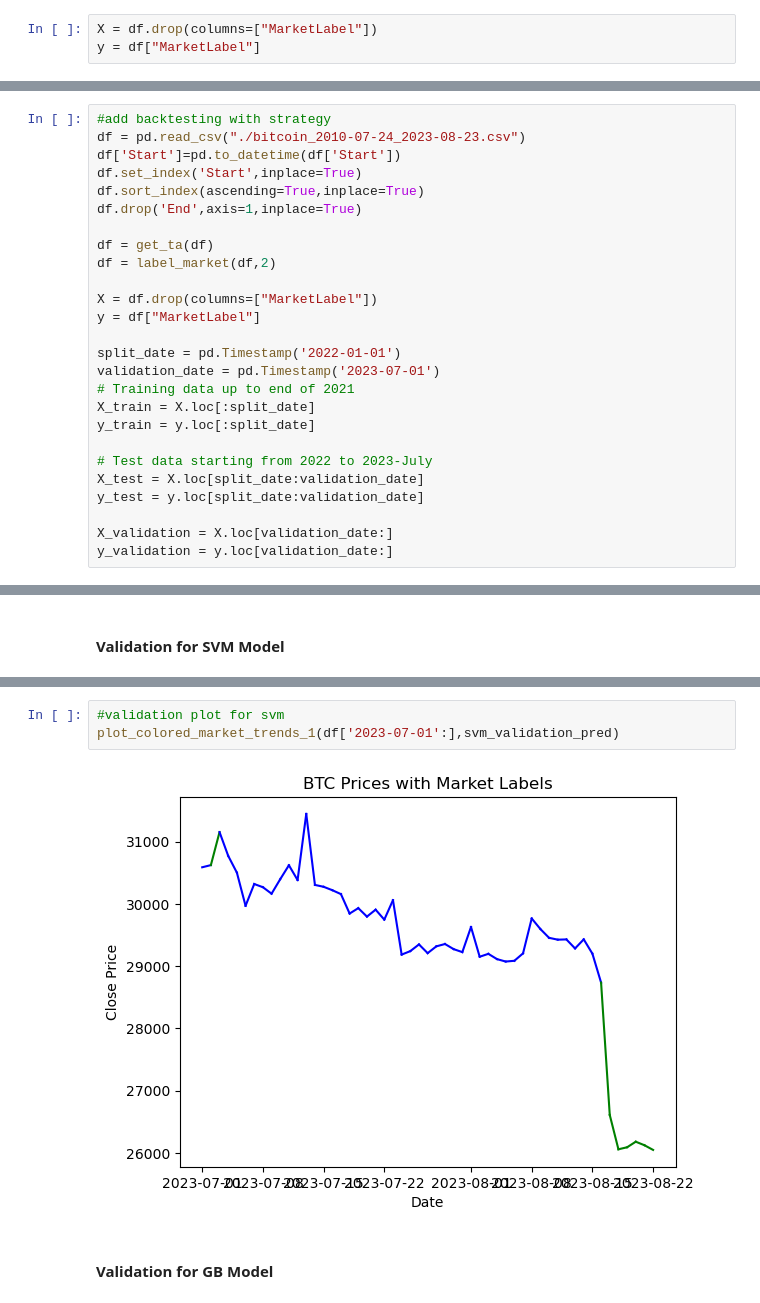
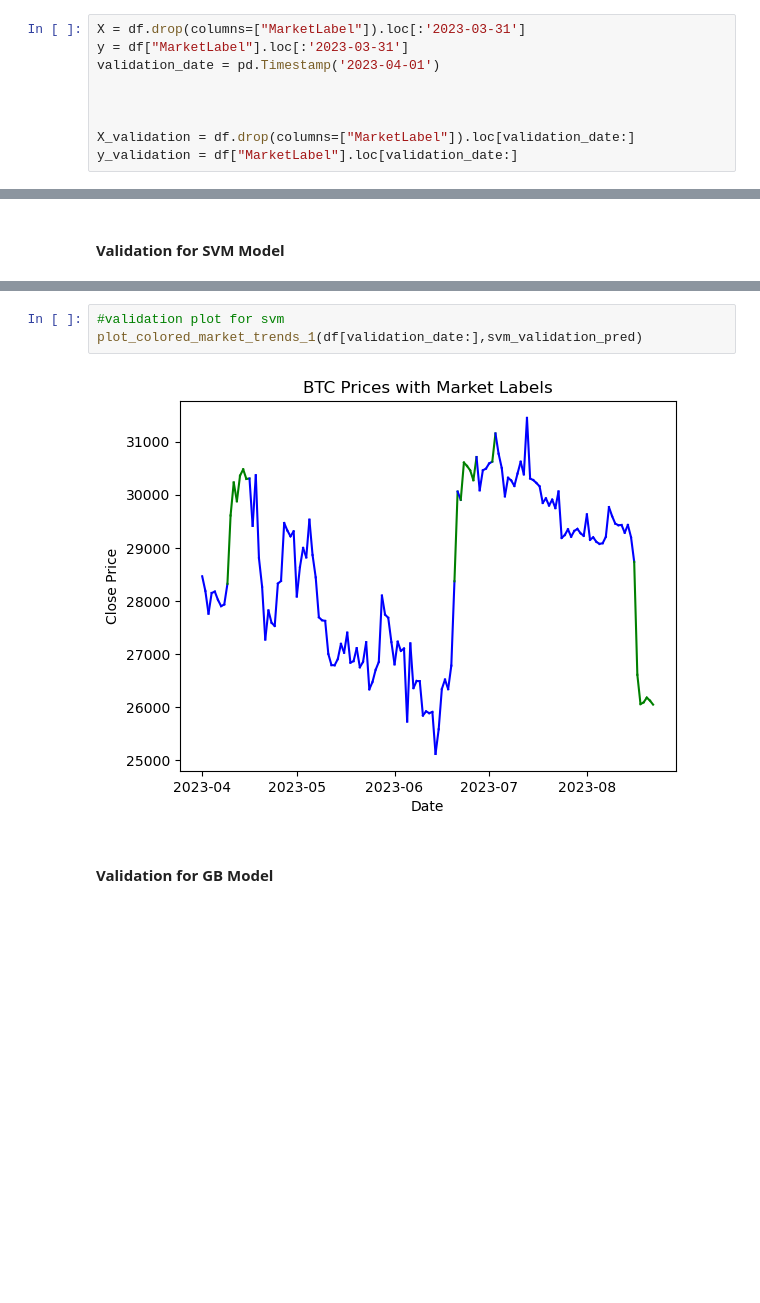
Before and after one commit to v3232/Project-2team-4, a Jupyter notebook: bitcoin_classifier.ipynb, the cells around one changed output, grey strips where cells are left out. Saved outputs shown, nothing was run; the diff lists cells and outputs as text; blank space fills up the shorter version.

```diff
--- a/bitcoin_classifier.ipynb
+++ b/bitcoin_classifier.ipynb
@@ -136,8 +136,14 @@ df['MarketLabel'].value_counts()
 1    1837
 Name: MarketLabel, dtype: int64
 # %%
-X = df.drop(columns=["MarketLabel"])
-y = df["MarketLabel"]
+X = df.drop(columns=["MarketLabel"]).loc[:'2023-03-31']
+y = df["MarketLabel"].loc[:'2023-03-31']
+validation_date = pd.Timestamp('2023-04-01')
+
+
+
+X_validation = df.drop(columns=["MarketLabel"]).loc[validation_date:]
+y_validation = df["MarketLabel"].loc[validation_date:]
 # %%
 # Split the data using train_test_split
 # Assign a random_state of 1 to the function
@@ -410,31 +416,5 @@ Test Accuracy: 0.8504201769828796
 # %% [markdown]
 ## Backtesting Strategy
-# %%
-#add backtesting with strategy
-df = pd.read_csv("./bitcoin_2010-07-24_2023-08-23.csv")
-df['Start']=pd.to_datetime(df['Start'])
-df.set_index('Start',inplace=True)
-df.sort_index(ascending=True,inplace=True)
-df.drop('End',axis=1,inplace=True)
-
-df = get_ta(df)
-df = label_market(df,2)
-
-X = df.drop(columns=["MarketLabel"])
-y = df["MarketLabel"]
-
-split_date = pd.Timestamp('2022-01-01')
-validation_date = pd.Timestamp('2023-07-01')
-# Training data up to end of 2021
-X_train = X.loc[:split_date]
-y_train = y.loc[:split_date]
-
-# Test data starting from 2022 to 2023-July
-X_test = X.loc[split_date:validation_date]
-y_test = y.loc[split_date:validation_date]
-
-X_validation = X.loc[validation_date:]
-y_validation = y.loc[validation_date:]
 # %%
 def plot_colored_market_trends_1(df,predictions):
     fig, ax = plt.subplots()
@@ -499,8 +471,8 @@ weighted avg       0.74      0.68      0.63        53
 # %%
 #validation plot for svm
-plot_colored_market_trends_1(df['2023-07-01':],svm_validation_pred)
+plot_colored_market_trends_1(df[validation_date:],svm_validation_pred)
 # %% [output]
-[figure, old version]
+[figure, new version]
 # %% [markdown]
 #### Validation for GB Model
 # %%
```
Also changed, not shown: parts of 32 cells of this notebook.
